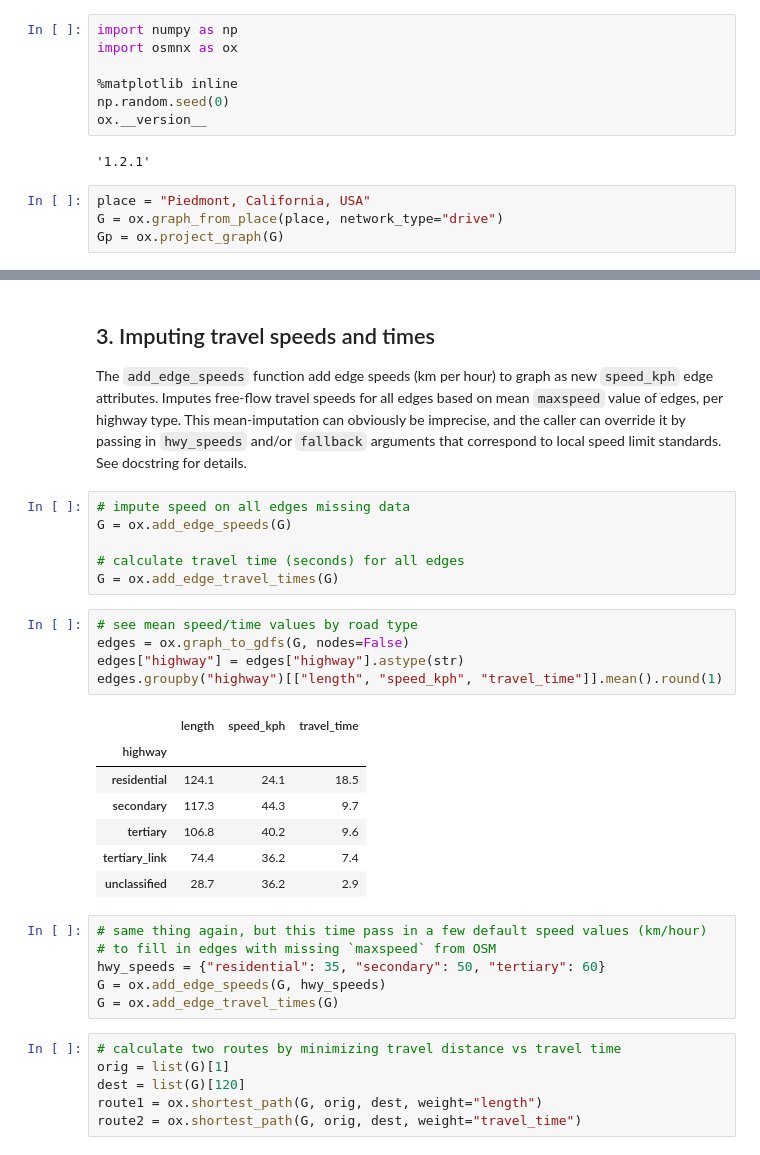
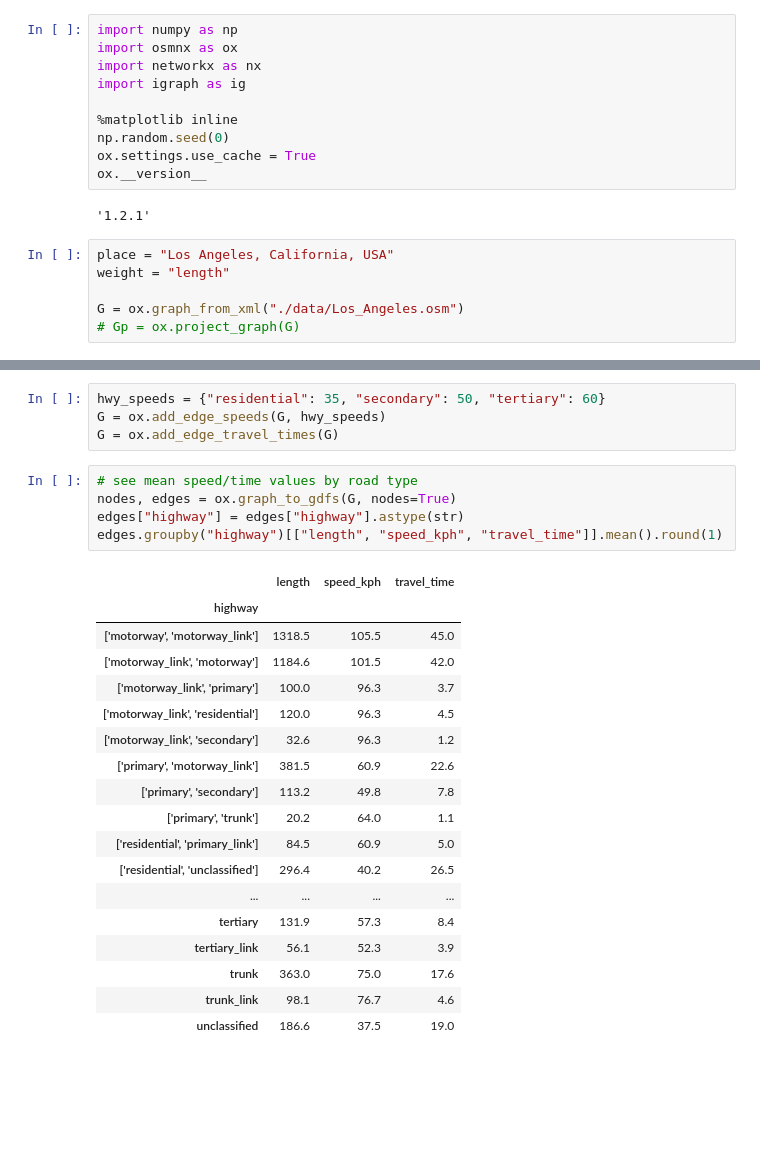
Before and after one commit to idolieb26/load-maximum-network, a Jupyter notebook: notebook/router.ipynb, the cells around one changed output, grey strips where cells are left out. Drawn from its saved outputs; the diff is of its cells as text; blank space fills up the shorter version.

```diff
--- a/notebook/router.ipynb
+++ b/notebook/router.ipynb
@@ -13,13 +3,18 @@ Author: [Geoff Boeing](https://geoffboeing.com/)
 # %%
 import numpy as np
 import osmnx as ox
+import networkx as nx
+import igraph as ig
 
 %matplotlib inline
 np.random.seed(0)
+ox.settings.use_cache = True
 ox.__version__
 # %% [output]
 '1.2.1'
 # %%
-place = "Piedmont, California, USA"
-G = ox.graph_from_place(place, network_type="drive")
-Gp = ox.project_graph(G)
+place = "Los Angeles, California, USA"
+weight = "length"
+
+G = ox.graph_from_xml("./data/Los_Angeles.osm")
+# Gp = ox.project_graph(G)
@@ -74,35 +21,28 @@ fig, ax = ox.plot_graph_routes(G, list(routes), route_colors="y", route_linewidt
-# %% [markdown]
-## 3. Imputing travel speeds and times
-
-The `add_edge_speeds` function add edge speeds (km per hour) to graph as new `speed_kph` edge attributes. Imputes free-flow travel speeds for all edges based on mean `maxspeed` value of edges, per highway type. This mean-imputation can obviously be imprecise, and the caller can override it by passing in `hwy_speeds` and/or `fallback` arguments that correspond to local speed limit standards. See docstring for details.
-# %%
-# impute speed on all edges missing data
-G = ox.add_edge_speeds(G)
-
-# calculate travel time (seconds) for all edges
-G = ox.add_edge_travel_times(G)
+# %%
+hwy_speeds = {"residential": 35, "secondary": 50, "tertiary": 60}
+G = ox.add_edge_speeds(G, hwy_speeds)
+G = ox.add_edge_travel_times(G)
 # %%
 # see mean speed/time values by road type
-edges = ox.graph_to_gdfs(G, nodes=False)
+nodes, edges = ox.graph_to_gdfs(G, nodes=True)
 edges["highway"] = edges["highway"].astype(str)
 edges.groupby("highway")[["length", "speed_kph", "travel_time"]].mean().round(1)
 # %% [output]
 |  | length | speed_kph | travel_time |
 | highway |  |  |  |
-| residential | 124.1 | 24.1 | 18.5 |
-| secondary | 117.3 | 44.3 | 9.7 |
-| tertiary | 106.8 | 40.2 | 9.6 |
-| tertiary_link | 74.4 | 36.2 | 7.4 |
-| unclassified | 28.7 | 36.2 | 2.9 |
+| ['motorway', 'motorway_link'] | 1318.5 | 105.5 | 45.0 |
+| ['motorway_link', 'motorway'] | 1184.6 | 101.5 | 42.0 |
+| ['motorway_link', 'primary'] | 100.0 | 96.3 | 3.7 |
+| ['motorway_link', 'residential'] | 120.0 | 96.3 | 4.5 |
+| ['motorway_link', 'secondary'] | 32.6 | 96.3 | 1.2 |
+| ['primary', 'motorway_link'] | 381.5 | 60.9 | 22.6 |
+| ['primary', 'secondary'] | 113.2 | 49.8 | 7.8 |
+| ['primary', 'trunk'] | 20.2 | 64.0 | 1.1 |
+| ['residential', 'primary_link'] | 84.5 | 60.9 | 5.0 |
+| ['residential', 'unclassified'] | 296.4 | 40.2 | 26.5 |
+| ... | ... | ... | ... |
+| tertiary | 131.9 | 57.3 | 8.4 |
+| tertiary_link | 56.1 | 52.3 | 3.9 |
+| trunk | 363.0 | 75.0 | 17.6 |
+| trunk_link | 98.1 | 76.7 | 4.6 |
+| unclassified | 186.6 | 37.5 | 19.0 |
-# %%
-# same thing again, but this time pass in a few default speed values (km/hour)
-# to fill in edges with missing `maxspeed` from OSM
-hwy_speeds = {"residential": 35, "secondary": 50, "tertiary": 60}
-G = ox.add_edge_speeds(G, hwy_speeds)
-G = ox.add_edge_travel_times(G)
-# %%
-# calculate two routes by minimizing travel distance vs travel time
-orig = list(G)[1]
-dest = list(G)[120]
-route1 = ox.shortest_path(G, orig, dest, weight="length")
-route2 = ox.shortest_path(G, orig, dest, weight="travel_time")
```
Also changed, not shown: parts of 28 cells of this notebook, 3 other files.
